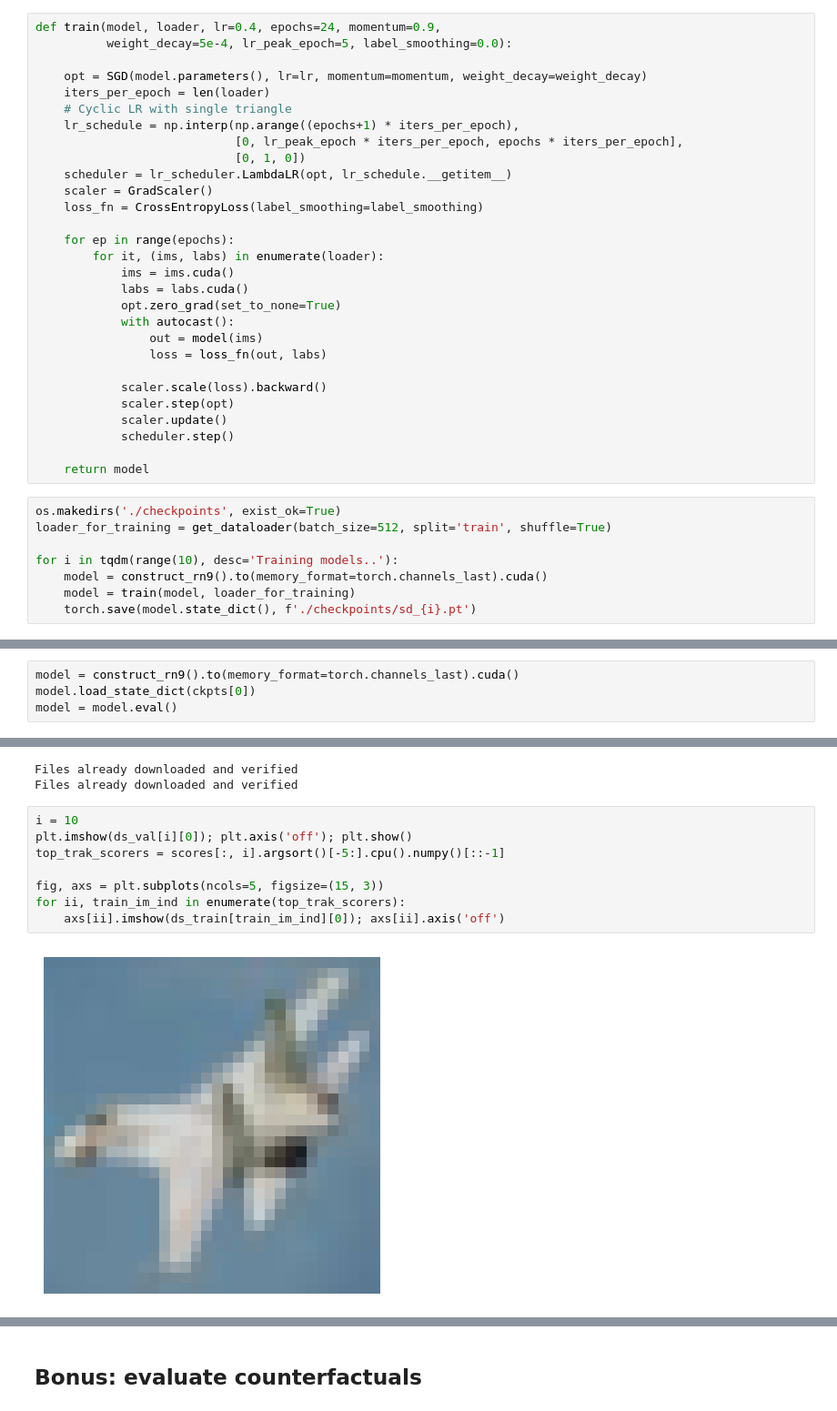
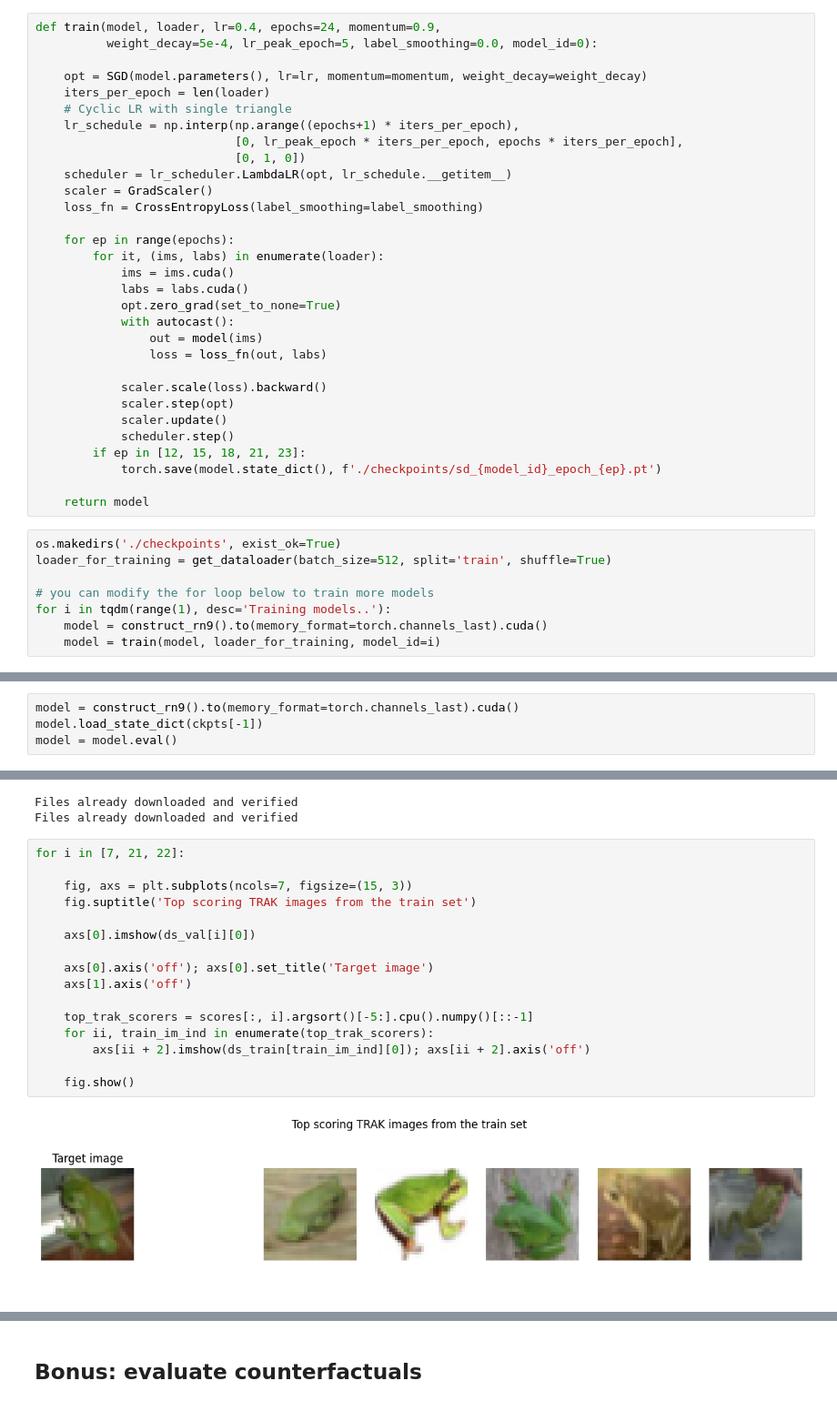
Before and after one commit to MadryLab/trak, a Jupyter notebook: examples/cifar_quickstart.ipynb, the cells around one changed output, grey strips where cells are left out. Shown: that part at 91% size. Cells and saved outputs as stored; diff of their text form.

```diff
--- a/examples/cifar_quickstart.ipynb
+++ b/examples/cifar_quickstart.ipynb
@@ -88,7 +92,7 @@ def get_dataloader(batch_size=256, num_workers=8, split='train', shuffle=False,
     return loader
 # %%
 def train(model, loader, lr=0.4, epochs=24, momentum=0.9,
-          weight_decay=5e-4, lr_peak_epoch=5, label_smoothing=0.0):
+          weight_decay=5e-4, lr_peak_epoch=5, label_smoothing=0.0, model_id=0):
 
     opt = SGD(model.parameters(), lr=lr, momentum=momentum, weight_decay=weight_decay)
     iters_per_epoch = len(loader)
@@ -113,16 +117,18 @@ def train(model, loader, lr=0.4, epochs=24, momentum=0.9,
             scaler.step(opt)
             scaler.update()
             scheduler.step()
+        if ep in [12, 15, 18, 21, 23]:
+            torch.save(model.state_dict(), f'./checkpoints/sd_{model_id}_epoch_{ep}.pt')
 
     return model
 # %%
 os.makedirs('./checkpoints', exist_ok=True)
 loader_for_training = get_dataloader(batch_size=512, split='train', shuffle=True)
 
-for i in tqdm(range(10), desc='Training models..'):
+# you can modify the for loop below to train more models
+for i in tqdm(range(1), desc='Training models..'):
     model = construct_rn9().to(memory_format=torch.channels_last).cuda()
-    model = train(model, loader_for_training)
-    torch.save(model.state_dict(), f'./checkpoints/sd_{i}.pt')
+    model = train(model, loader_for_training, model_id=i)
 # %% [output]
 Files already downloaded and verified
 # %% [markdown]
@@ -134,7 +140,7 @@ ckpts = [torch.load(ckpt, map_location='cpu') for ckpt in ckpt_files]
 ### Check test accuracy
 # %%
 model = construct_rn9().to(memory_format=torch.channels_last).cuda()
-model.load_state_dict(ckpts[0])
+model.load_state_dict(ckpts[-1])
 model = model.eval()
 # %%
 loader = get_dataloader(split='val', augment=False)
@@ -209,12 +215,20 @@ ds_val = torchvision.datasets.CIFAR10(root='/tmp/cifar/', download=True, train=F
 Files already downloaded and verified
 Files already downloaded and verified
 # %%
-i = 10
-plt.imshow(ds_val[i][0]); plt.axis('off'); plt.show()
-top_trak_scorers = scores[:, i].argsort()[-5:].cpu().numpy()[::-1]
+for i in [7, 21, 22]:
 
-fig, axs = plt.subplots(ncols=5, figsize=(15, 3))
-for ii, train_im_ind in enumerate(top_trak_scorers):
-    axs[ii].imshow(ds_train[train_im_ind][0]); axs[ii].axis('off')
+    fig, axs = plt.subplots(ncols=7, figsize=(15, 3))
+    fig.suptitle('Top scoring TRAK images from the train set')
+
+    axs[0].imshow(ds_val[i][0])
+
+    axs[0].axis('off'); axs[0].set_title('Target image')
+    axs[1].axis('off')
+
+    top_trak_scorers = scores[:, i].argsort()[-5:].cpu().numpy()[::-1]
+    for ii, train_im_ind in enumerate(top_trak_scorers):
+        axs[ii + 2].imshow(ds_train[train_im_ind][0]); axs[ii + 2].axis('off')
+
+    fig.show()
 # %% [output]
-[figure, old version]
+[figure, new version]
```
Also changed, not shown: parts of 7 cells of this notebook, 1 other file.
